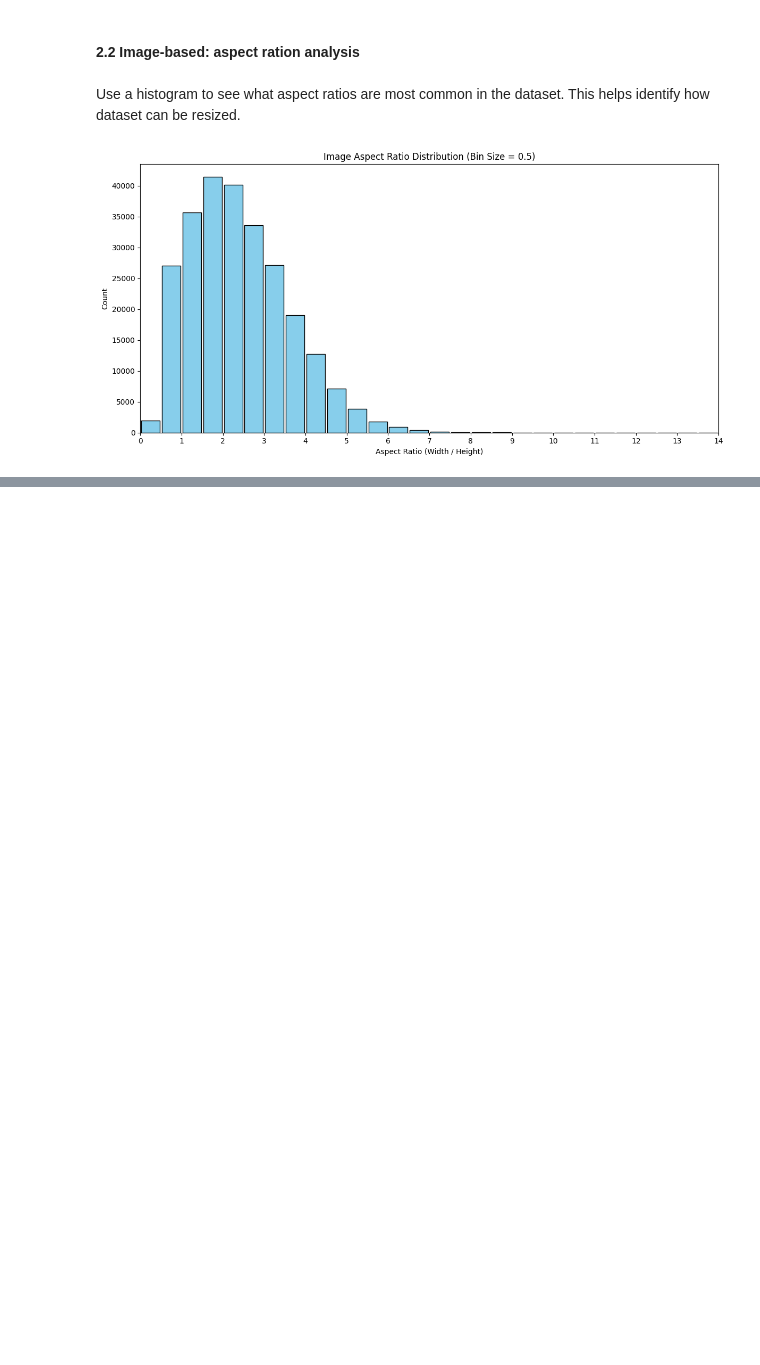
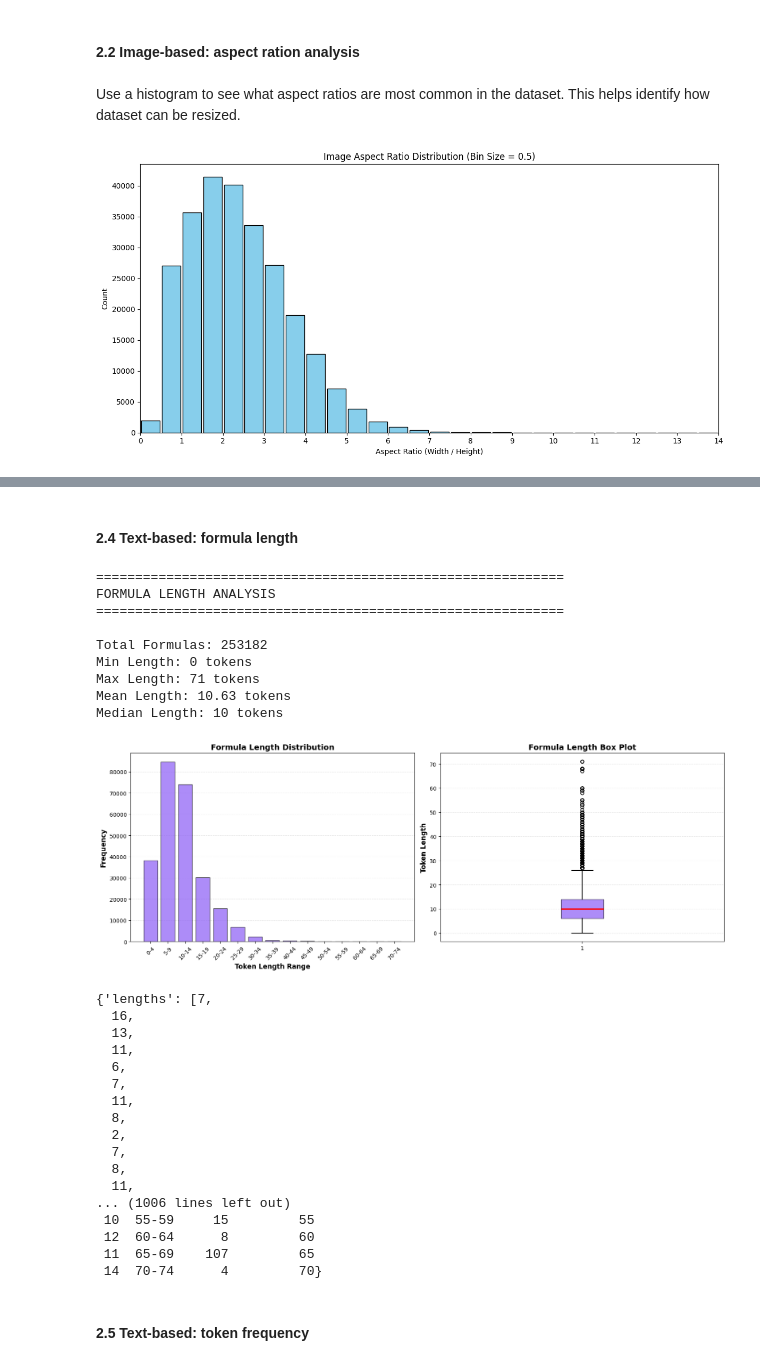
Before and after one commit to dmitrykosintsev/dtc-mathwriting-recognition, a Jupyter notebook: Notebook.ipynb, the cells around one changed output, grey strips where cells are left out. Saved outputs shown, nothing was run; the diff lists cells and outputs as text; code cells hidden in the pictures; blank space fills up the shorter version.

```diff
--- a/Notebook.ipynb
+++ b/Notebook.ipynb
@@ -205,0 +211,4 @@ plt.show()
+# %%
+# Set style for plots
+plt.rcParams['figure.figsize'] = (12, 6)
+plt.style.use('default')
@@ -205,0 +225,38 @@ plt.show()
+# %%
+def tokenize_formula(formula):
+    """
+    Tokenize a LaTeX formula into its constituent commands and special characters.
+
+    Parameters:
+    -----------
+    formula : str
+        LaTeX formula string
+
+    Returns:
+    --------
+    list : List of tokens found in the formula
+    """
+    if not isinstance(formula, str):
+        return []
+
+    tokens = []
+    i = 0
+
+    while i < len(formula):
+        if formula[i] == '\\':
+            # Extract LaTeX command
+            j = i + 1
+            while j < len(formula) and formula[j].isalpha():
+                j += 1
+            tokens.append(formula[i:j])
+            i = j
+        elif formula[i] in '_^{}[]()':
+            # Special characters
+            tokens.append(formula[i])
+            i += 1
+        else:
+            i += 1
+
+    return tokens
+# %% [markdown]
+#### 2.4 Text-based: formula length
@@ -205,0 +354,32 @@ plt.show()
+# %%
+analyze_formula_length(ds)
+# %% [output]
+============================================================
+FORMULA LENGTH ANALYSIS
+============================================================
+
+Total Formulas: 253182
+Min Length: 0 tokens
+Max Length: 71 tokens
+Mean Length: 10.63 tokens
+Median Length: 10 tokens
+[figure, added]
+{'lengths': [7,
+  16,
+  13,
+  11,
+  6,
+  7,
+  11,
+  8,
+  2,
+  7,
+  8,
+  11,
+... (1006 lines left out)
+ 10  55-59     15         55
+ 12  60-64      8         60
+ 11  65-69    107         65
+ 14  70-74      4         70}
+# %% [markdown]
+#### 2.5 Text-based: token frequency
```
Also changed, not shown: parts of 12 cells of this notebook, 7 other files.
